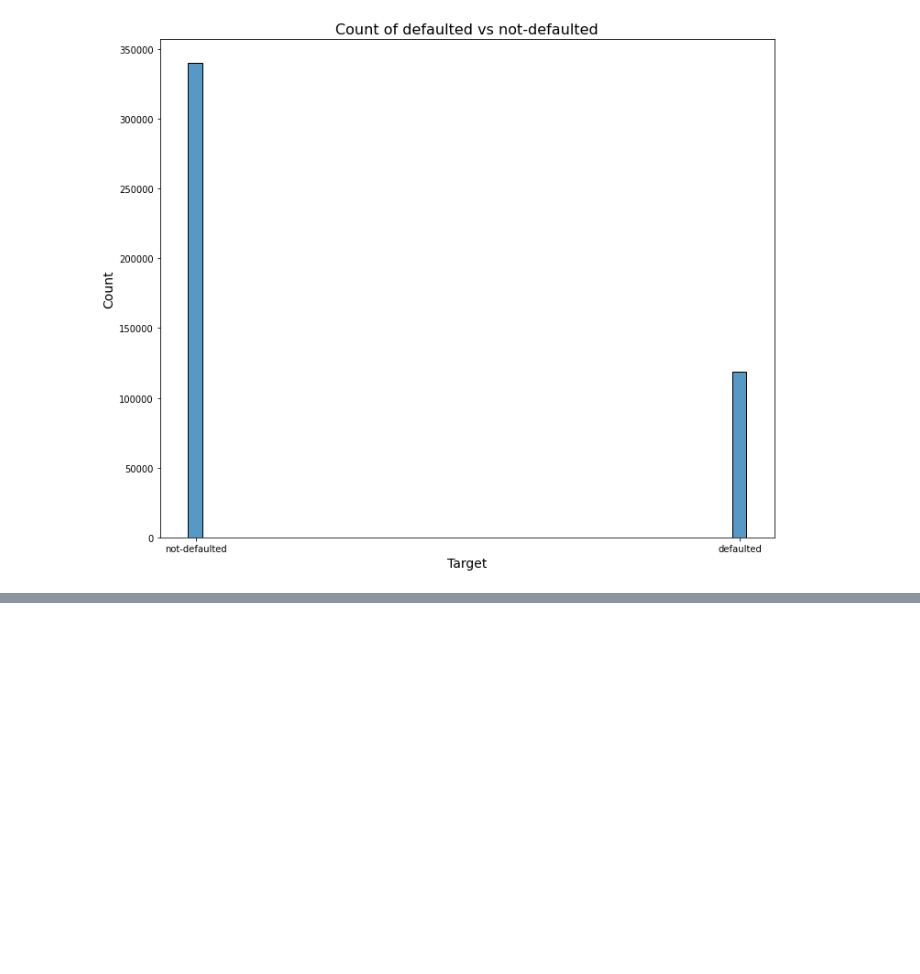
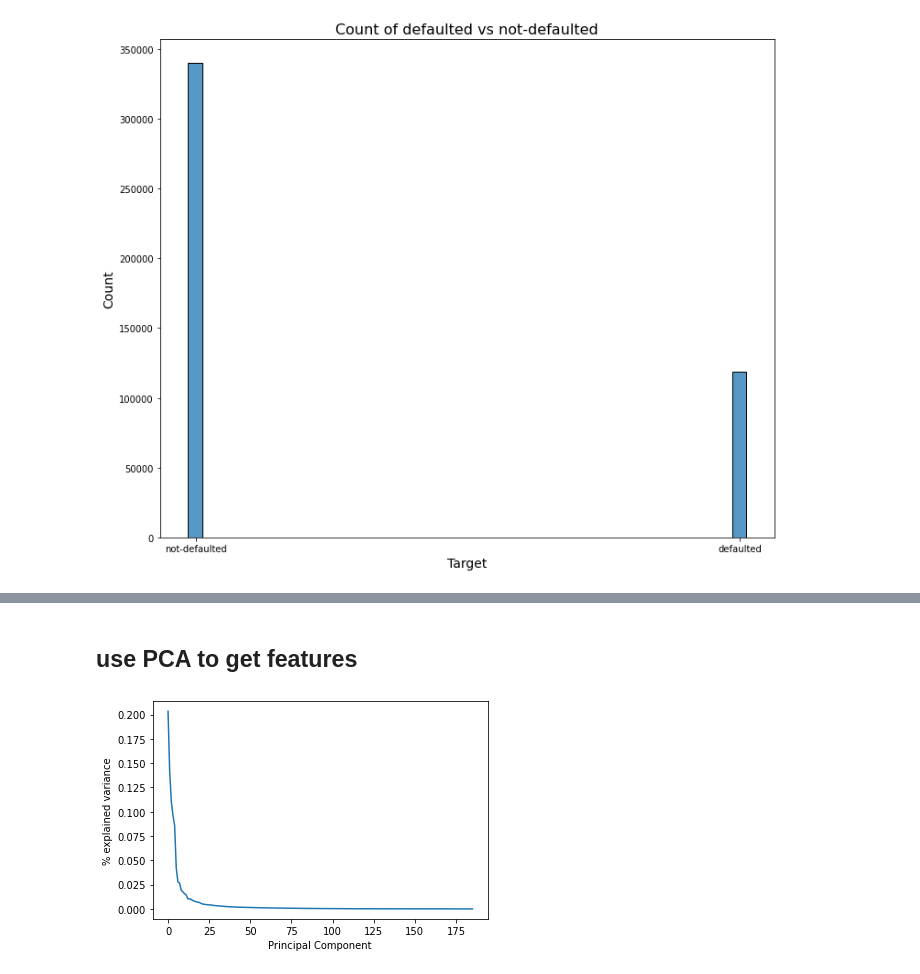
Before and after one commit to inherentspice/American-Express-Default-Prediction, a Jupyter notebook: Data Exploration.ipynb, the cells around one changed output, grey strips where cells are left out. Drawn from its saved outputs; the diff is of its cells as text; code cells hidden in the pictures; blank space fills up the shorter version.

```diff
--- a/Data Exploration.ipynb
+++ b/Data Exploration.ipynb
@@ -226,0 +235,2 @@ plt.ylabel('Count', fontsize=14);
+# %%
+train_df_example.fillna(0, inplace=True)
@@ -226,0 +239,2 @@ plt.ylabel('Count', fontsize=14);
+# %%
+mean_values_df = train_df_example.groupby('customer_ID').mean()
@@ -226,0 +252,15 @@ plt.ylabel('Count', fontsize=14);
+# %% [markdown]
+## use PCA to get features
+# %%
+X = mean_values_df.reset_index()
+# %%
+X.drop(columns='customer_ID', inplace=True)
+# %%
+from sklearn.decomposition import PCA
+pca = PCA()
+pca.fit(X)
+plt.plot(pca.explained_variance_ratio_)
+plt.xlabel('Principal Component')
+plt.ylabel('% explained variance');
+# %% [output]
+[figure, added]
```
Also changed, not shown: parts of 10 cells of this notebook.
